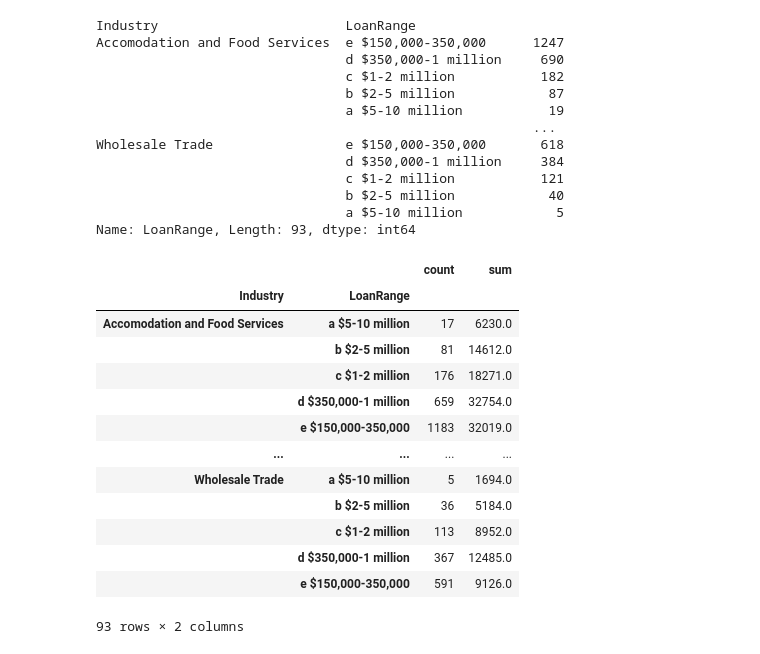
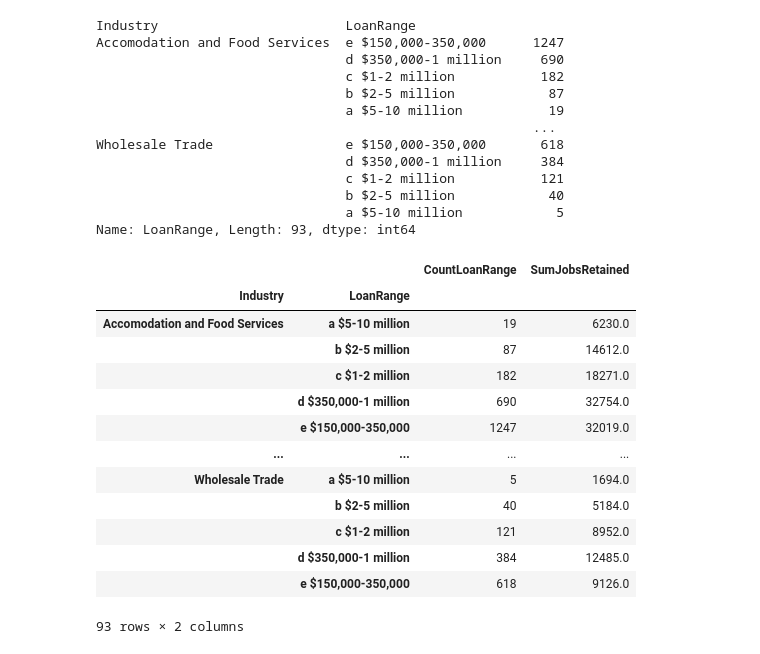
Before and after one commit to cspence001/nyc_ppp_loan, a Jupyter notebook: nycppprecipients_ind_grouped.ipynb, the cells around one changed output. Drawn from its saved outputs; the diff is of its cells as text; code cells hidden in the pictures.

Commit message:
update with correct loan count

```diff
--- a/nycppprecipients_ind_grouped.ipynb
+++ b/nycppprecipients_ind_grouped.ipynb
@@ -3,7 +3,7 @@ import pandas as pd
 import numpy as np
 # %%
 #file path
-csv_path = "nycppprecipients_split.csv"
+csv_path = "data/nycppprecipients_split.csv"
 # %%
 #import csv to df
 ppp_df = pd.read_csv(csv_path, encoding="ISO-8859-1")
@@ -110,23 +110,23 @@ Wholesale Trade                 e $150,000-350,000       618
                                 a $5-10 million            5
 Name: LoanRange, Length: 93, dtype: int64
 # %%
-#for sum of jobs based on loan range per industry
-jobsByRange_df = ppp_df.groupby(["Industry", "LoanRange"])["JobsRetained"].agg(['count', 'sum'])
+#for sum of jobs, count of loans based on loan range per industry
+jobsByRange_df = ppp_df.groupby(["Industry", "LoanRange"]).agg(CountLoanRange=('LoanRange', 'count'),SumJobsRetained=('JobsRetained', 'sum'))
 jobsByRange_df
 # %% [output]
-|  |  | count | sum |
+|  |  | CountLoanRange | SumJobsRetained |
 | Industry | LoanRange |  |  |
-| Accomodation and Food Services | a $5-10 million | 17 | 6230.0 |
-|  | b $2-5 million | 81 | 14612.0 |
-|  | c $1-2 million | 176 | 18271.0 |
-|  | d $350,000-1 million | 659 | 32754.0 |
-|  | e $150,000-350,000 | 1183 | 32019.0 |
+| Accomodation and Food Services | a $5-10 million | 19 | 6230.0 |
+|  | b $2-5 million | 87 | 14612.0 |
+|  | c $1-2 million | 182 | 18271.0 |
+|  | d $350,000-1 million | 690 | 32754.0 |
+|  | e $150,000-350,000 | 1247 | 32019.0 |
 | ... | ... | ... | ... |
 | Wholesale Trade | a $5-10 million | 5 | 1694.0 |
-|  | b $2-5 million | 36 | 5184.0 |
-|  | c $1-2 million | 113 | 8952.0 |
-|  | d $350,000-1 million | 367 | 12485.0 |
-|  | e $150,000-350,000 | 591 | 9126.0 |
+|  | b $2-5 million | 40 | 5184.0 |
+|  | c $1-2 million | 121 | 8952.0 |
+|  | d $350,000-1 million | 384 | 12485.0 |
+|  | e $150,000-350,000 | 618 | 9126.0 |
 93 rows × 2 columns
 # %%
 #loan counts per industry
```
Also changed, not shown: parts of 2 cells of this notebook, 1 other file.
